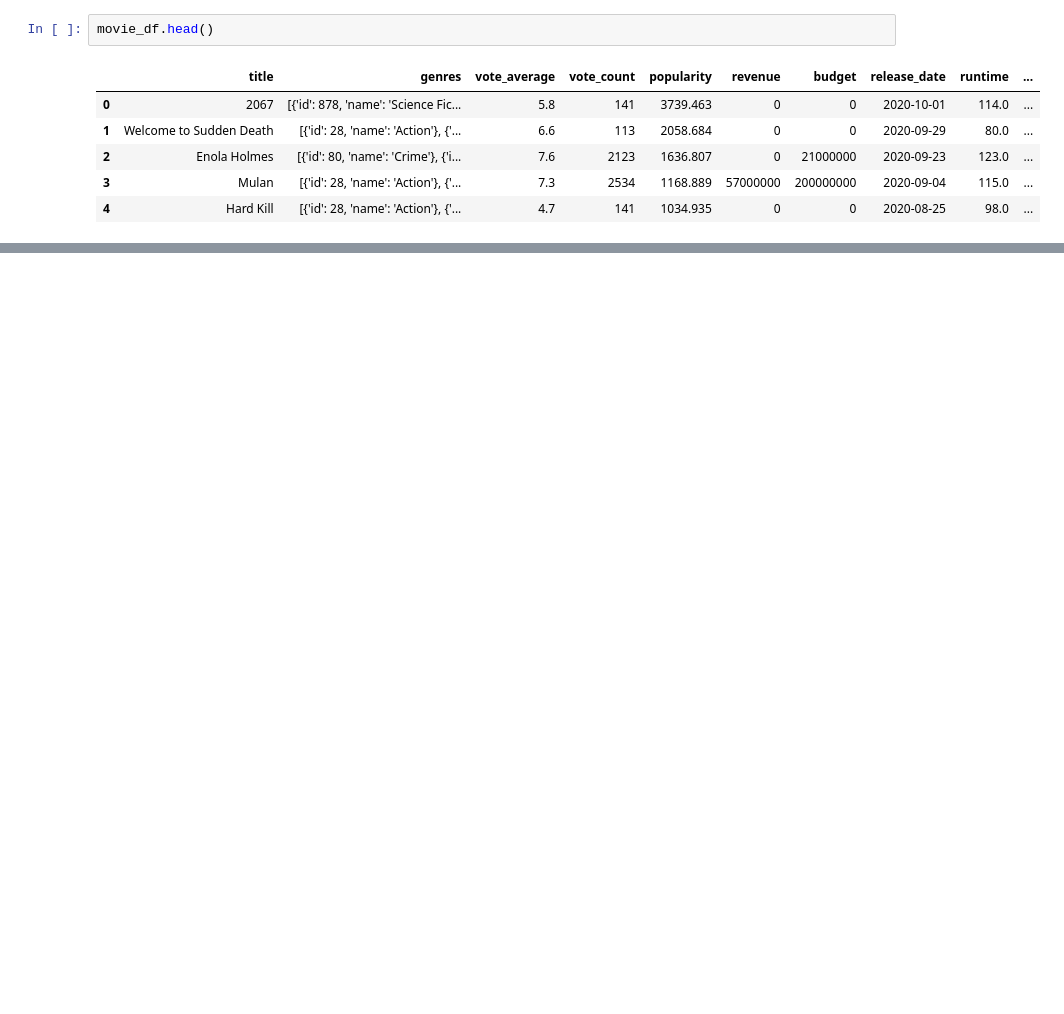
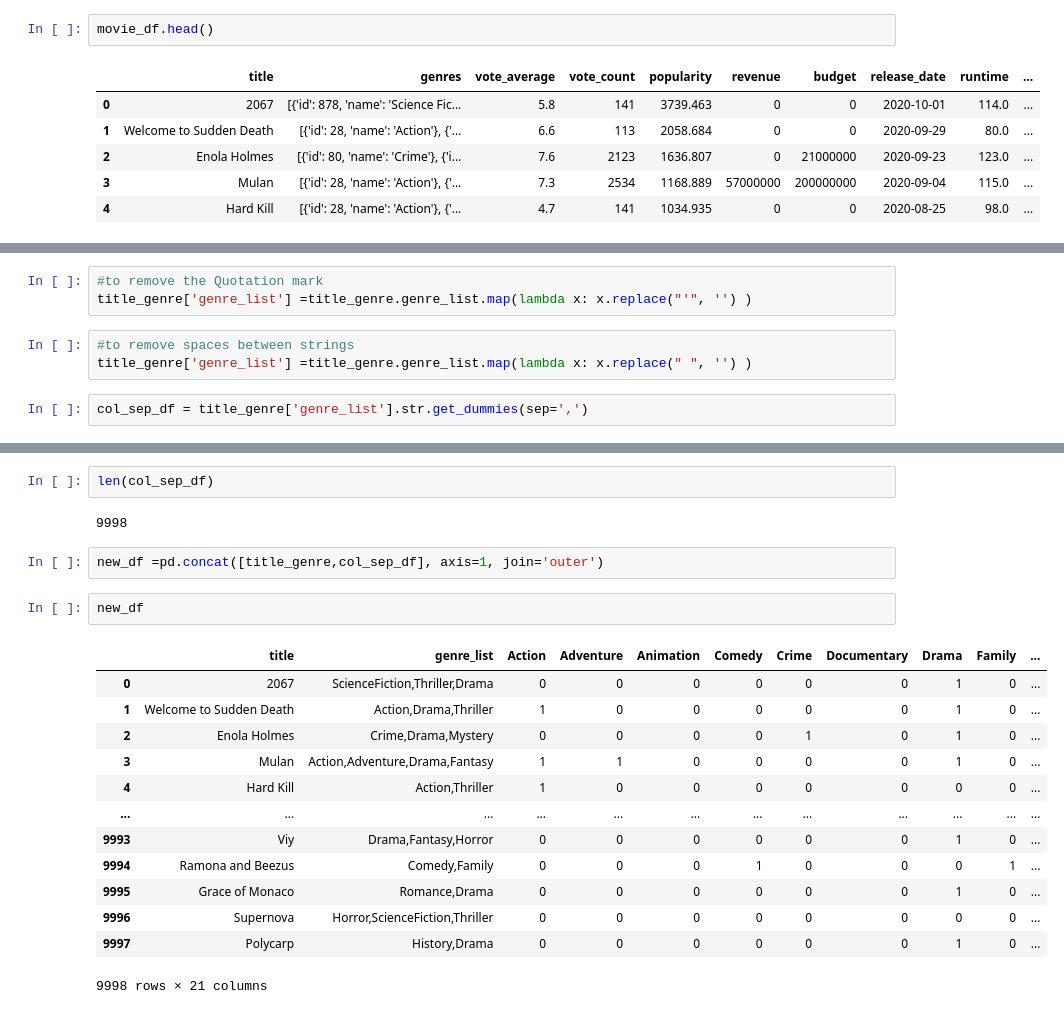
Before and after one commit to alimahzoon/Microsoft-Movie-Analysis, a Jupyter notebook: FirstAnalysisInProgress.ipynb, the cells around one changed output, grey strips where cells are left out. Saved outputs shown, nothing was run; the diff lists cells and outputs as text; blank space fills up the shorter version.

Commit message:
Columns Separated

```diff
--- a/FirstAnalysisInProgress.ipynb
+++ b/FirstAnalysisInProgress.ipynb
@@ -149,0 +163,8 @@ movie_df.head()
+# %%
+#to remove the Quotation mark
+title_genre['genre_list'] =title_genre.genre_list.map(lambda x: x.replace("'", '') )
+# %%
+#to remove spaces between strings
+title_genre['genre_list'] =title_genre.genre_list.map(lambda x: x.replace(" ", '') )
+# %%
+col_sep_df = title_genre['genre_list'].str.get_dummies(sep=',')
@@ -149,0 +194,22 @@ movie_df.head()
+# %%
+len(col_sep_df)
+# %% [output]
+9998
+# %%
+new_df =pd.concat([title_genre,col_sep_df], axis=1, join='outer')
+# %%
+new_df
+# %% [output]
+|  | title | genre_list | Action | Adventure | Animation | Comedy | Crime | Documentary | Drama | Family | ... |
+| 0 | 2067 | ScienceFiction,Thriller,Drama | 0 | 0 | 0 | 0 | 0 | 0 | 1 | 0 | ... |
+| 1 | Welcome to Sudden Death | Action,Drama,Thriller | 1 | 0 | 0 | 0 | 0 | 0 | 1 | 0 | ... |
+| 2 | Enola Holmes | Crime,Drama,Mystery | 0 | 0 | 0 | 0 | 1 | 0 | 1 | 0 | ... |
+| 3 | Mulan | Action,Adventure,Drama,Fantasy | 1 | 1 | 0 | 0 | 0 | 0 | 1 | 0 | ... |
+| 4 | Hard Kill | Action,Thriller | 1 | 0 | 0 | 0 | 0 | 0 | 0 | 0 | ... |
+| ... | ... | ... | ... | ... | ... | ... | ... | ... | ... | ... | ... |
+| 9993 | Viy | Drama,Fantasy,Horror | 0 | 0 | 0 | 0 | 0 | 0 | 1 | 0 | ... |
+| 9994 | Ramona and Beezus | Comedy,Family | 0 | 0 | 0 | 1 | 0 | 0 | 0 | 1 | ... |
+| 9995 | Grace of Monaco | Romance,Drama | 0 | 0 | 0 | 0 | 0 | 0 | 1 | 0 | ... |
+| 9996 | Supernova | Horror,ScienceFiction,Thriller | 0 | 0 | 0 | 0 | 0 | 0 | 0 | 0 | ... |
+| 9997 | Polycarp | History,Drama | 0 | 0 | 0 | 0 | 0 | 0 | 1 | 0 | ... |
+9998 rows × 21 columns
```
Also changed, not shown: parts of 5 cells of this notebook.
